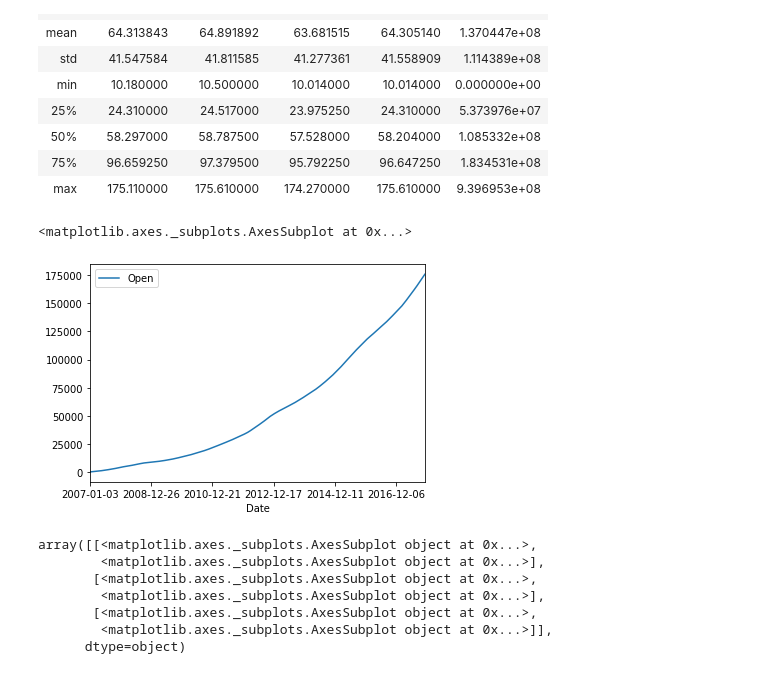
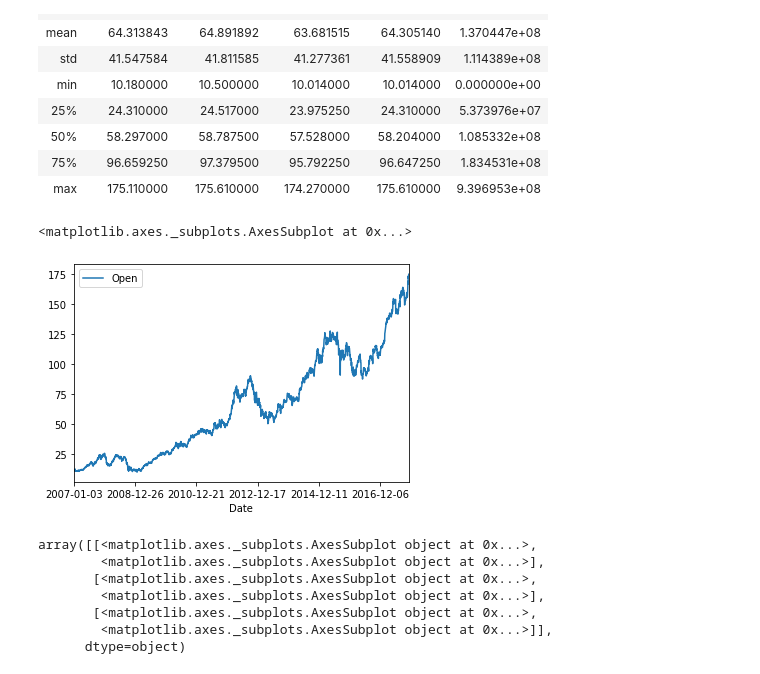
Before and after one commit to WafflesAreFriends/CPSC-4310-Stocks, a Jupyter notebook: DAP2/data_cleaning.ipynb, the cells around one changed output. Cells and saved outputs as stored; diff of their text form; code cells hidden in the pictures.

```diff
--- a/DAP2/data_cleaning.ipynb
+++ b/DAP2/data_cleaning.ipynb
@@ -211,10 +223,10 @@ df2.describe()
 | 75% | 96.659250 | 97.379500 | 95.792250 | 96.647250 | 1.834531e+08 |
 | max | 175.110000 | 175.610000 | 174.270000 | 175.610000 | 9.396953e+08 |
 # %%
-df2.cumsum().plot(y="Open")
+df2.plot(y="Open")
 # %% [output]
 <matplotlib.axes._subplots.AxesSubplot at 0x...>
-[figure, old version]
+[figure, new version]
 # %%
 df2.hist()
 # %% [output]
```
Also changed, not shown: parts of 12 cells of this notebook.
